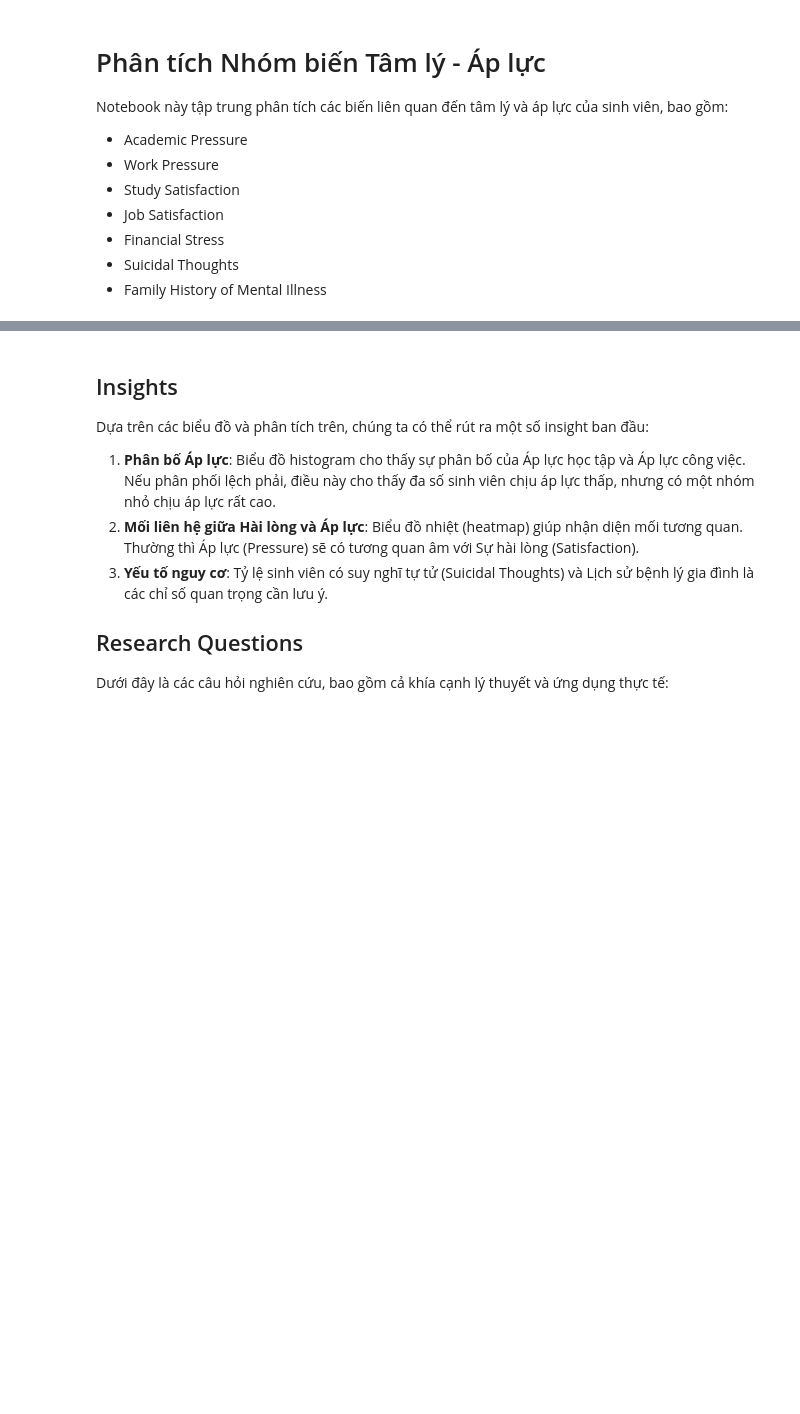
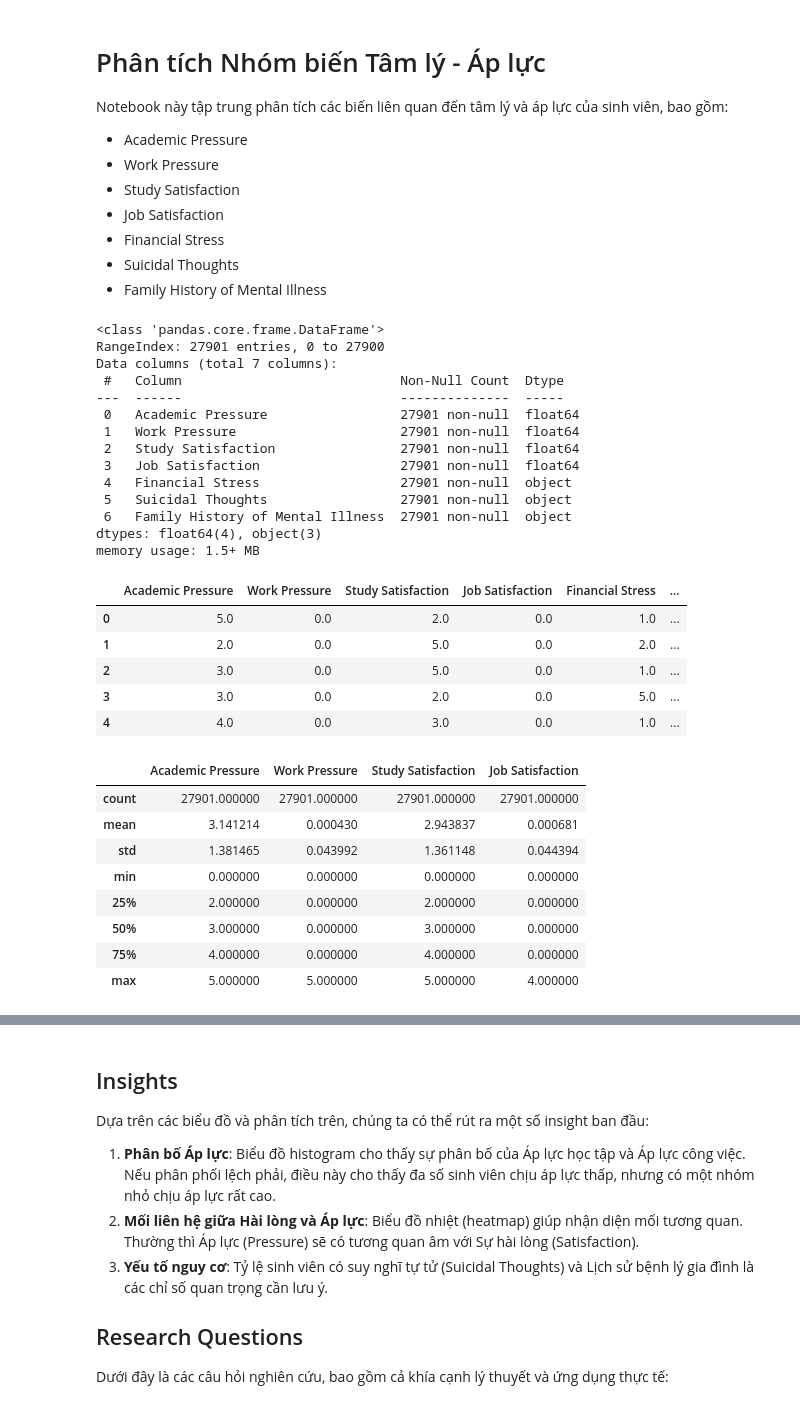
Before and after one commit to p1neapplechoco/StudentDepression, a Jupyter notebook: notebooks/an.ipynb, the cells around one changed output, grey strips where cells are left out. Saved outputs shown, nothing was run; the diff lists cells and outputs as text; code cells hidden in the pictures; blank space fills up the shorter version.

```diff
--- a/notebooks/an.ipynb
+++ b/notebooks/an.ipynb
@@ -20,25 +20,56 @@ plt.rcParams["figure.figsize"] = (12, 6)
 # %%
 # Đọc dữ liệu
 df = pd.read_csv("../data/student_depression_dataset.csv")
 
-# Đổi tên cột dài cho dễ xử lý
+# Lọc sinh viên và đổi tên cột
+df = df[df["Profession"] == "Student"].copy()
 df = df.rename(columns={"Have you ever had suicidal thoughts ?": "Suicidal Thoughts"})
 
 # Danh sách các biến cần phân tích
 psych_pressure_vars = [
     "Academic Pressure",
     "Work Pressure",
     "Study Satisfaction",
     "Job Satisfaction",
     "Financial Stress",
     "Suicidal Thoughts",
     "Family History of Mental Illness",
 ]
 
 # Hiển thị thông tin cơ bản
 df[psych_pressure_vars].info()
 display(df[psych_pressure_vars].head())
 display(df[psych_pressure_vars].describe())
+# %% [output]
+<class 'pandas.core.frame.DataFrame'>
+RangeIndex: 27901 entries, 0 to 27900
+Data columns (total 7 columns):
+ #   Column                            Non-Null Count  Dtype
+---  ------                            --------------  -----
+ 0   Academic Pressure                 27901 non-null  float64
+ 1   Work Pressure                     27901 non-null  float64
+ 2   Study Satisfaction                27901 non-null  float64
+ 3   Job Satisfaction                  27901 non-null  float64
+ 4   Financial Stress                  27901 non-null  object
+ 5   Suicidal Thoughts                 27901 non-null  object
+ 6   Family History of Mental Illness  27901 non-null  object
+dtypes: float64(4), object(3)
+memory usage: 1.5+ MB
+|  | Academic Pressure | Work Pressure | Study Satisfaction | Job Satisfaction | Financial Stress | ... |
+| 0 | 5.0 | 0.0 | 2.0 | 0.0 | 1.0 | ... |
+| 1 | 2.0 | 0.0 | 5.0 | 0.0 | 2.0 | ... |
+| 2 | 3.0 | 0.0 | 5.0 | 0.0 | 1.0 | ... |
+| 3 | 3.0 | 0.0 | 2.0 | 0.0 | 5.0 | ... |
+| 4 | 4.0 | 0.0 | 3.0 | 0.0 | 1.0 | ... |
+|  | Academic Pressure | Work Pressure | Study Satisfaction | Job Satisfaction |
+| count | 27901.000000 | 27901.000000 | 27901.000000 | 27901.000000 |
+| mean | 3.141214 | 0.000430 | 2.943837 | 0.000681 |
+| std | 1.381465 | 0.043992 | 1.361148 | 0.044394 |
+| min | 0.000000 | 0.000000 | 0.000000 | 0.000000 |
+| 25% | 2.000000 | 0.000000 | 2.000000 | 0.000000 |
+| 50% | 3.000000 | 0.000000 | 3.000000 | 0.000000 |
+| 75% | 4.000000 | 0.000000 | 4.000000 | 0.000000 |
+| max | 5.000000 | 5.000000 | 5.000000 | 4.000000 |
 # %%
 # Phân tích phân bố các biến định lượng
 num_vars = [
```
Also changed, not shown: parts of 10 cells of this notebook, 1 other file.
